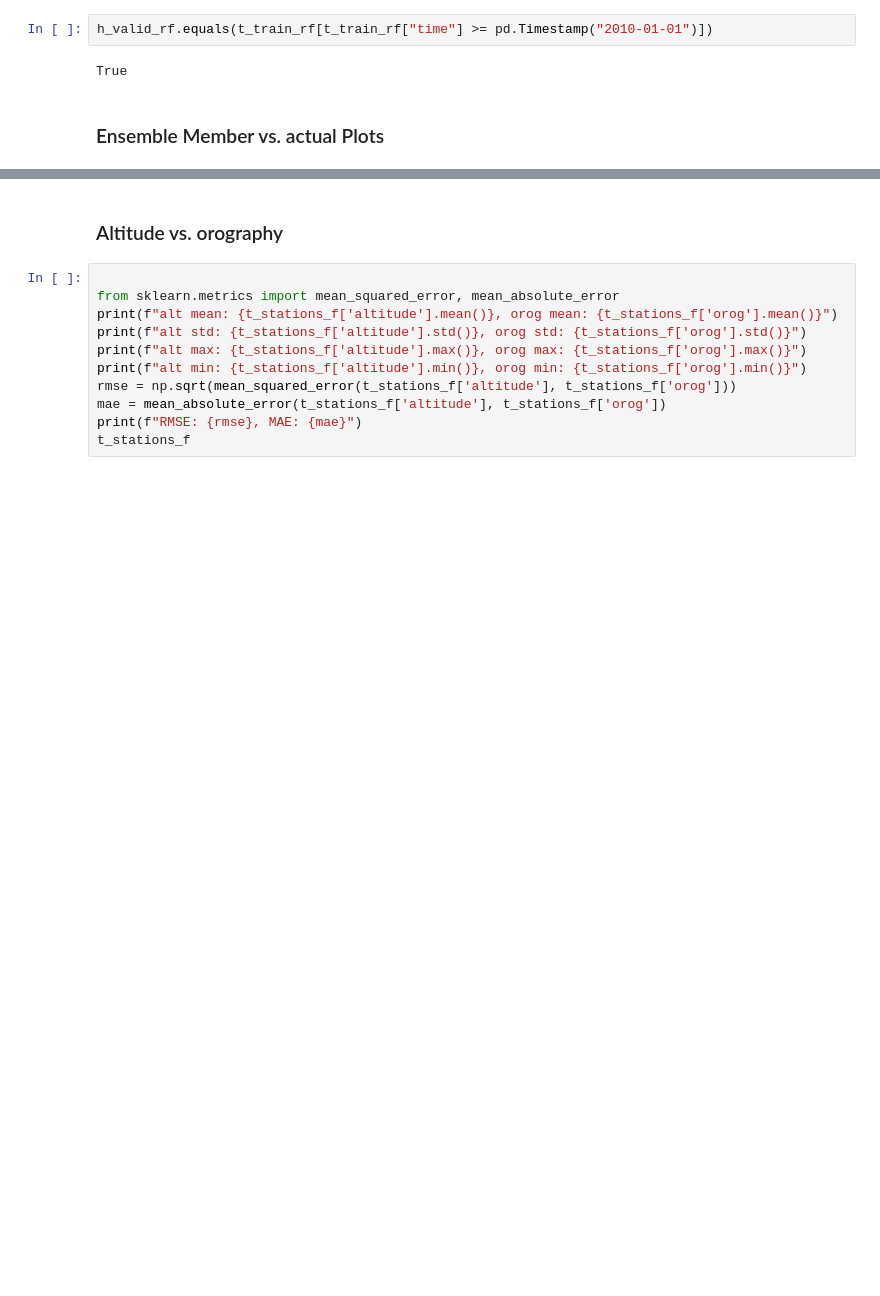
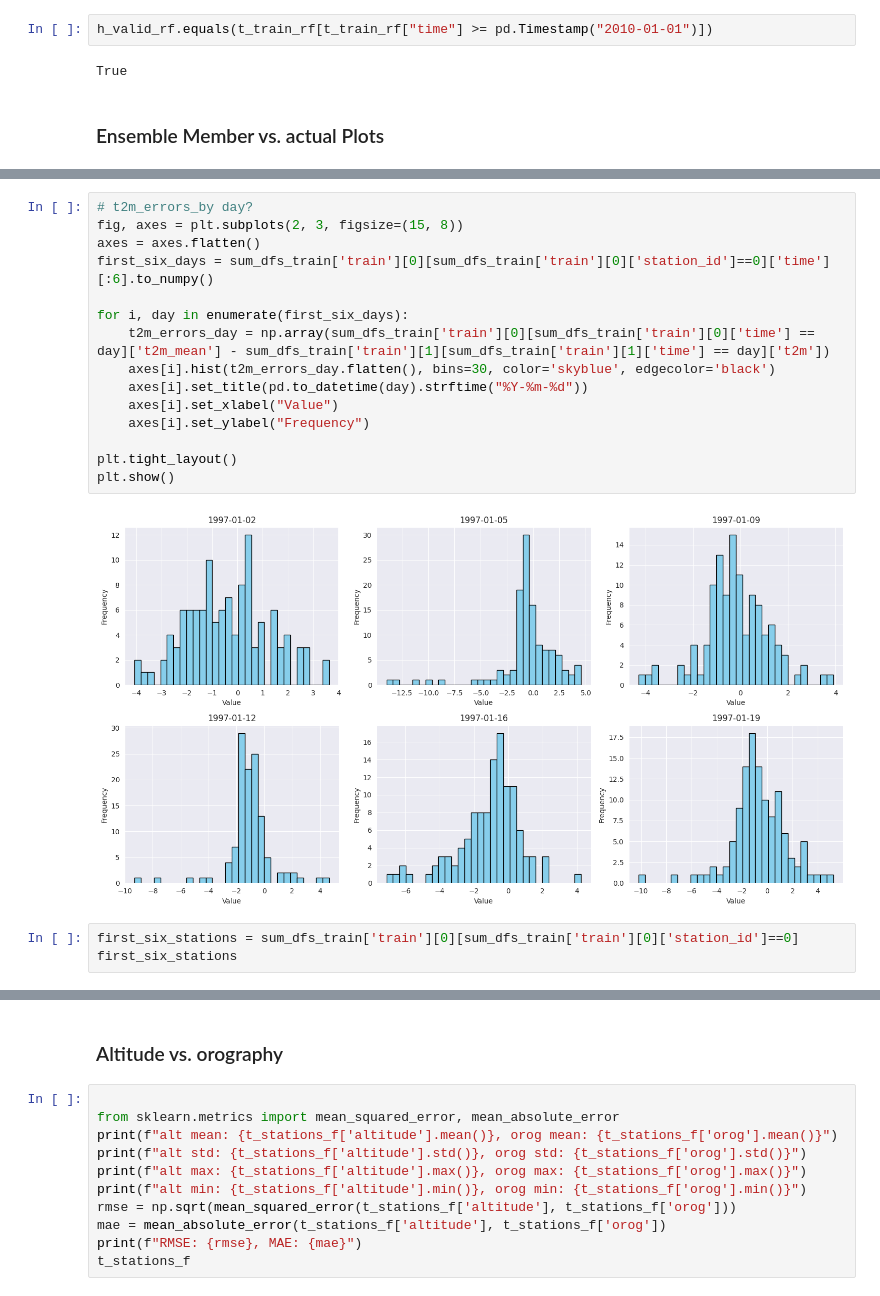
Before and after one commit to leachen01/gnnpp, a Jupyter notebook: exploration/eda.ipynb, the cells around one changed output, grey strips where cells are left out. Drawn from its saved outputs; the diff is of its cells as text; blank space fills up the shorter version.

```diff
--- a/exploration/eda.ipynb
+++ b/exploration/eda.ipynb
@@ -301,0 +328,20 @@ Name: t2m, dtype: float32
+# %%
+# t2m_errors_by day?
+fig, axes = plt.subplots(2, 3, figsize=(15, 8))
+axes = axes.flatten()
+first_six_days = sum_dfs_train['train'][0][sum_dfs_train['train'][0]['station_id']==0]['time'][:6].to_numpy()
+
+for i, day in enumerate(first_six_days):
+    t2m_errors_day = np.array(sum_dfs_train['train'][0][sum_dfs_train['train'][0]['time'] == day]['t2m_mean'] - sum_dfs_train['train'][1][sum_dfs_train['train'][1]['time'] == day]['t2m'])
+    axes[i].hist(t2m_errors_day.flatten(), bins=30, color='skyblue', edgecolor='black')
+    axes[i].set_title(pd.to_datetime(day).strftime("%Y-%m-%d"))
+    axes[i].set_xlabel("Value")
+    axes[i].set_ylabel("Frequency")
+
+plt.tight_layout()
+plt.show()
+# %% [output]
+[figure, added]
+# %%
+first_six_stations = sum_dfs_train['train'][0][sum_dfs_train['train'][0]['station_id']==0]
+first_six_stations
```
Also changed, not shown: parts of 5 cells of this notebook, 8 other files.
